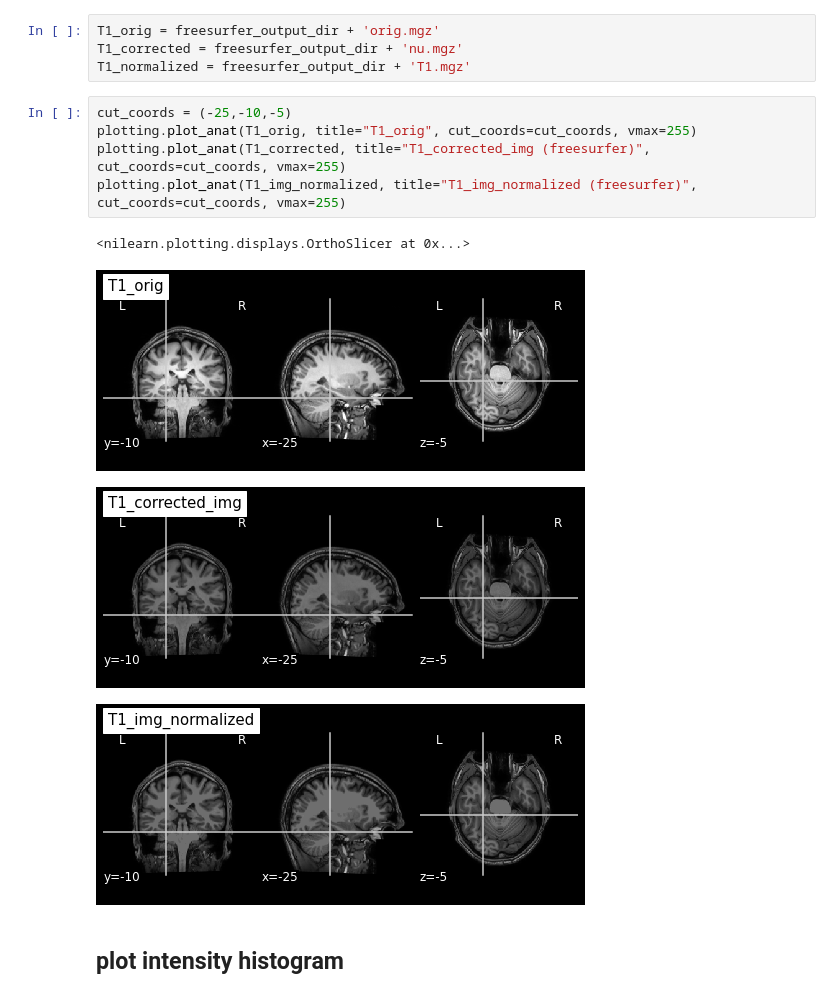
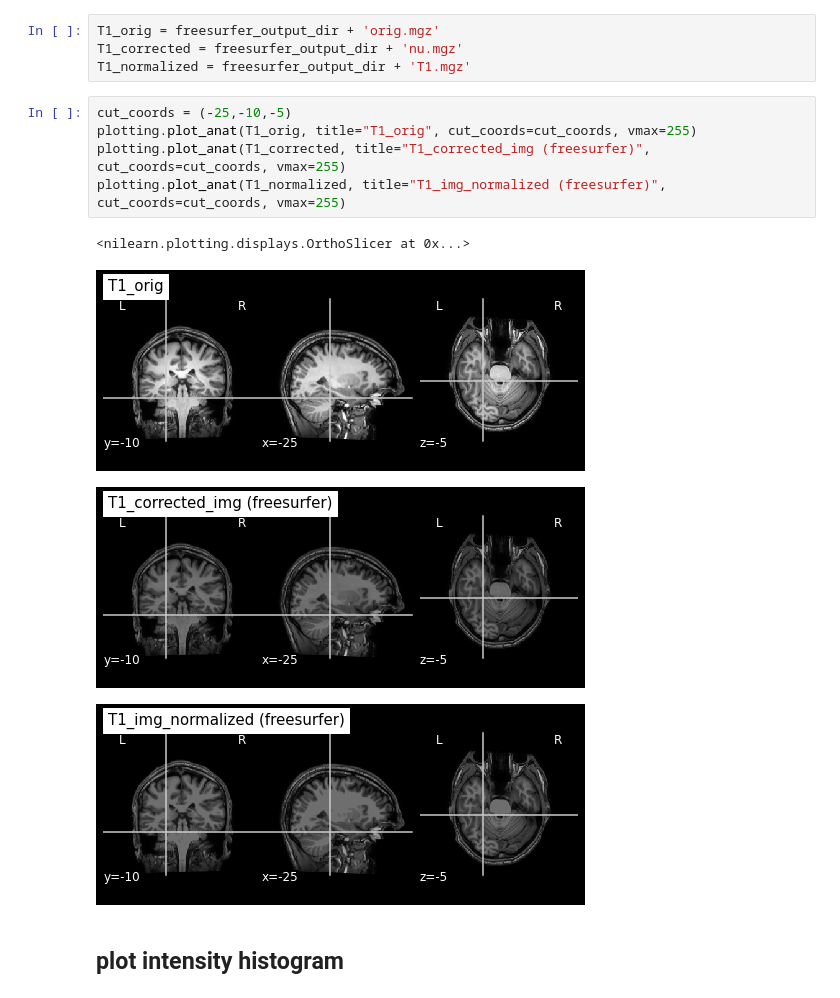
Before and after one commit to fishtree-attempt/SDC-BIDS-sMRI, a Jupyter notebook: code/2_sMRI_image_cleanup.ipynb, the cells around one changed output. Saved outputs shown, nothing was run; the diff lists cells and outputs as text.

```diff
--- a/code/2_sMRI_image_cleanup.ipynb
+++ b/code/2_sMRI_image_cleanup.ipynb
@@ -122,13 +191,13 @@ T1_normalized = freesurfer_output_dir + 'T1.mgz'
 # %%
 cut_coords = (-25,-10,-5)
 plotting.plot_anat(T1_orig, title="T1_orig", cut_coords=cut_coords, vmax=255)
 plotting.plot_anat(T1_corrected, title="T1_corrected_img (freesurfer)", cut_coords=cut_coords, vmax=255)
-plotting.plot_anat(T1_img_normalized, title="T1_img_normalized (freesurfer)", cut_coords=cut_coords, vmax=255)
+plotting.plot_anat(T1_normalized, title="T1_img_normalized (freesurfer)", cut_coords=cut_coords, vmax=255)
 # %% [output]
 <nilearn.plotting.displays.OrthoSlicer at 0x...>
 [figure]
-[figure, old version]
+[figure, new version]
-[figure, old version]
+[figure, new version]
 # %% [markdown]
 ## plot intensity histogram
 # %%
```
Also changed, not shown: parts of 15 cells of this notebook, 2 other files.
